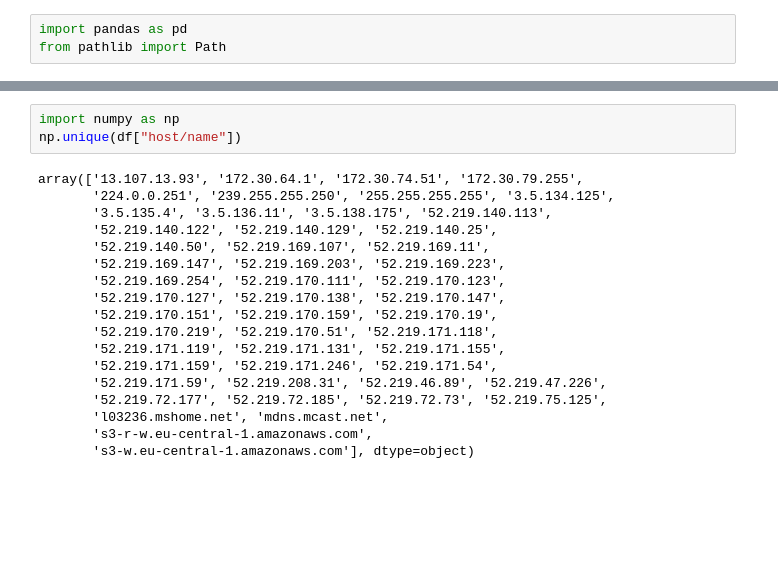
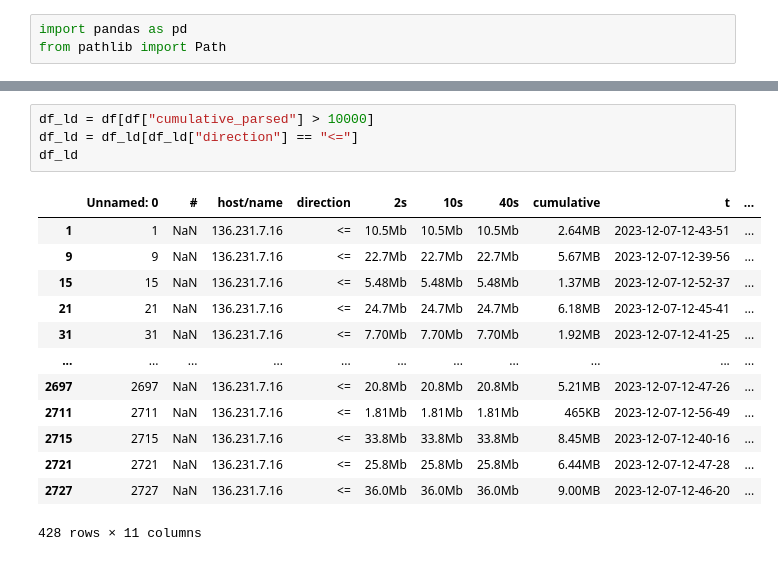
Before and after one commit to Jaapel/wflow-cloud-pilot, a Jupyter notebook: notebooks/plot_results.ipynb, the cells around one changed output, grey strips where cells are left out. Drawn from its saved outputs; the diff is of its cells as text; blank space fills up the shorter version.

```diff
--- a/notebooks/plot_results.ipynb
+++ b/notebooks/plot_results.ipynb
@@ -29,21 +29,18 @@ df
-# %%
-import numpy as np
-np.unique(df["host/name"])
-# %% [output]
-array(['13.107.13.93', '172.30.64.1', '172.30.74.51', '172.30.79.255',
-       '224.0.0.251', '239.255.255.250', '255.255.255.255', '3.5.134.125',
-       '3.5.135.4', '3.5.136.11', '3.5.138.175', '52.219.140.113',
-       '52.219.140.122', '52.219.140.129', '52.219.140.25',
-       '52.219.140.50', '52.219.169.107', '52.219.169.11',
-       '52.219.169.147', '52.219.169.203', '52.219.169.223',
-       '52.219.169.254', '52.219.170.111', '52.219.170.123',
-       '52.219.170.127', '52.219.170.138', '52.219.170.147',
-       '52.219.170.151', '52.219.170.159', '52.219.170.19',
-       '52.219.170.219', '52.219.170.51', '52.219.171.118',
-       '52.219.171.119', '52.219.171.131', '52.219.171.155',
-       '52.219.171.159', '52.219.171.246', '52.219.171.54',
-       '52.219.171.59', '52.219.208.31', '52.219.46.89', '52.219.47.226',
-       '52.219.72.177', '52.219.72.185', '52.219.72.73', '52.219.75.125',
-       'l03236.mshome.net', 'mdns.mcast.net',
-       's3-r-w.eu-central-1.amazonaws.com',
-       's3-w.eu-central-1.amazonaws.com'], dtype=object)
+# %%
+df_ld = df[df["cumulative_parsed"] > 10000]
+df_ld = df_ld[df_ld["direction"] == "<="]
+df_ld
+# %% [output]
+|  | Unnamed: 0 | # | host/name | direction | 2s | 10s | 40s | cumulative | t | ... |
+| 1 | 1 | NaN | 136.231.7.16 | <= | 10.5Mb | 10.5Mb | 10.5Mb | 2.64MB | 2023-12-07-12-43-51 | ... |
+| 9 | 9 | NaN | 136.231.7.16 | <= | 22.7Mb | 22.7Mb | 22.7Mb | 5.67MB | 2023-12-07-12-39-56 | ... |
+| 15 | 15 | NaN | 136.231.7.16 | <= | 5.48Mb | 5.48Mb | 5.48Mb | 1.37MB | 2023-12-07-12-52-37 | ... |
+| 21 | 21 | NaN | 136.231.7.16 | <= | 24.7Mb | 24.7Mb | 24.7Mb | 6.18MB | 2023-12-07-12-45-41 | ... |
+| 31 | 31 | NaN | 136.231.7.16 | <= | 7.70Mb | 7.70Mb | 7.70Mb | 1.92MB | 2023-12-07-12-41-25 | ... |
+| ... | ... | ... | ... | ... | ... | ... | ... | ... | ... | ... |
+| 2697 | 2697 | NaN | 136.231.7.16 | <= | 20.8Mb | 20.8Mb | 20.8Mb | 5.21MB | 2023-12-07-12-47-26 | ... |
+| 2711 | 2711 | NaN | 136.231.7.16 | <= | 1.81Mb | 1.81Mb | 1.81Mb | 465KB | 2023-12-07-12-56-49 | ... |
+| 2715 | 2715 | NaN | 136.231.7.16 | <= | 33.8Mb | 33.8Mb | 33.8Mb | 8.45MB | 2023-12-07-12-40-16 | ... |
+| 2721 | 2721 | NaN | 136.231.7.16 | <= | 25.8Mb | 25.8Mb | 25.8Mb | 6.44MB | 2023-12-07-12-47-28 | ... |
+| 2727 | 2727 | NaN | 136.231.7.16 | <= | 36.0Mb | 36.0Mb | 36.0Mb | 9.00MB | 2023-12-07-12-46-20 | ... |
+428 rows × 11 columns
```
Also changed, not shown: parts of 7 cells of this notebook, 8 other files.
